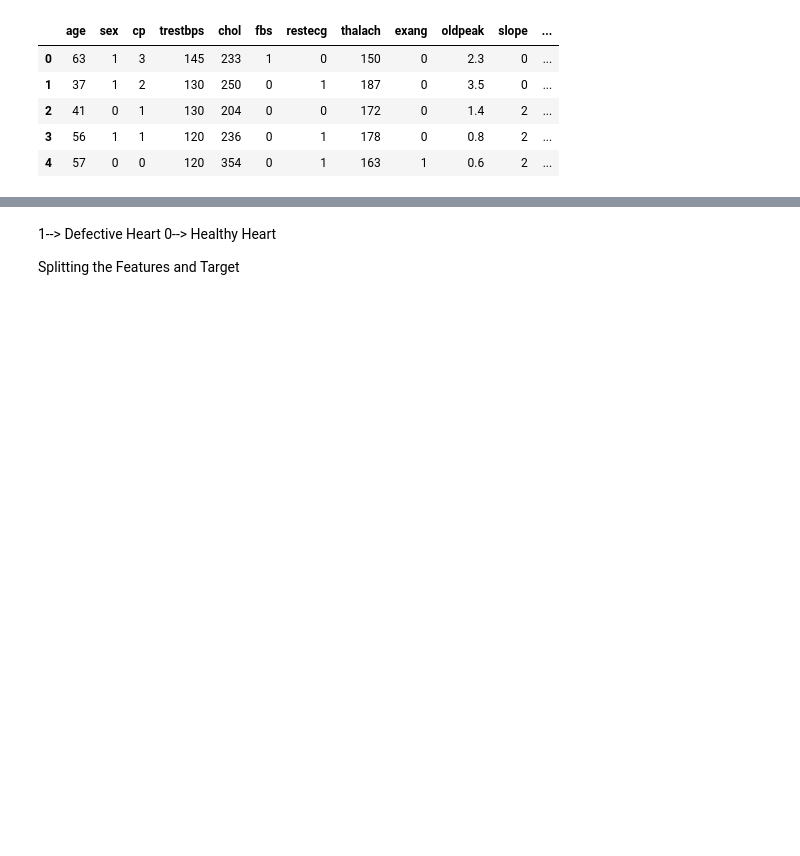
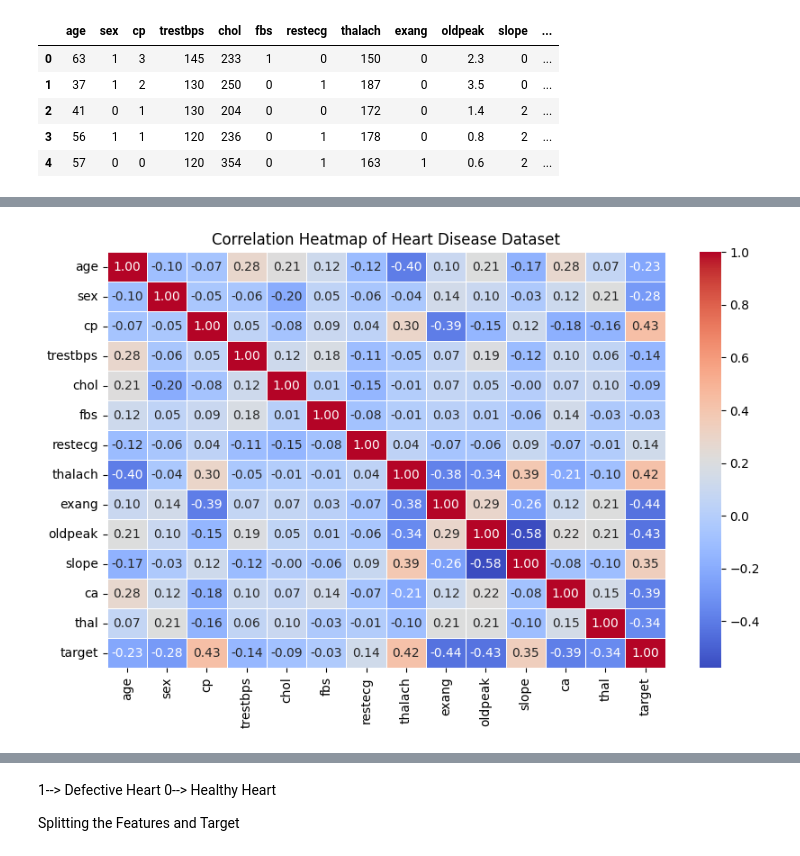
Before and after one commit to dg154/Heart-Disease-Prediction, a Jupyter notebook: Heart_Disease_Prediction.ipynb, the cells around one changed output, grey strips where cells are left out. Saved outputs shown, nothing was run; the diff lists cells and outputs as text; code cells hidden in the pictures; blank space fills up the shorter version.

```diff
--- a/Heart_Disease_Prediction.ipynb
+++ b/Heart_Disease_Prediction.ipynb
@@ -12,4 +12,4 @@ from sklearn.metrics import accuracy_score
 Data Collection and Processing
 # %%
 # loading the CSV data to a pandas DataFrame
-heart_data = pd.read_csv('/content/heart_disease_data.csv')
+heart_data = pd.read_csv('/content/heart_disease_data (1).csv')
@@ -51,0 +28,2 @@ memory usage: 33.3 KB
+# %%
+corr_matrix = heart_data.corr()
@@ -51,0 +48,8 @@ memory usage: 33.3 KB
+# %%
+# Plot heatmap
+plt.figure(figsize=(10,6))
+sns.heatmap(corr_matrix, annot=True, cmap='coolwarm', fmt=".2f", linewidths=0.5)
+plt.title("Correlation Heatmap of Heart Disease Dataset")
+plt.show()
+# %% [output]
+[figure, added]
```
Also changed, not shown: parts of 21 cells of this notebook.
